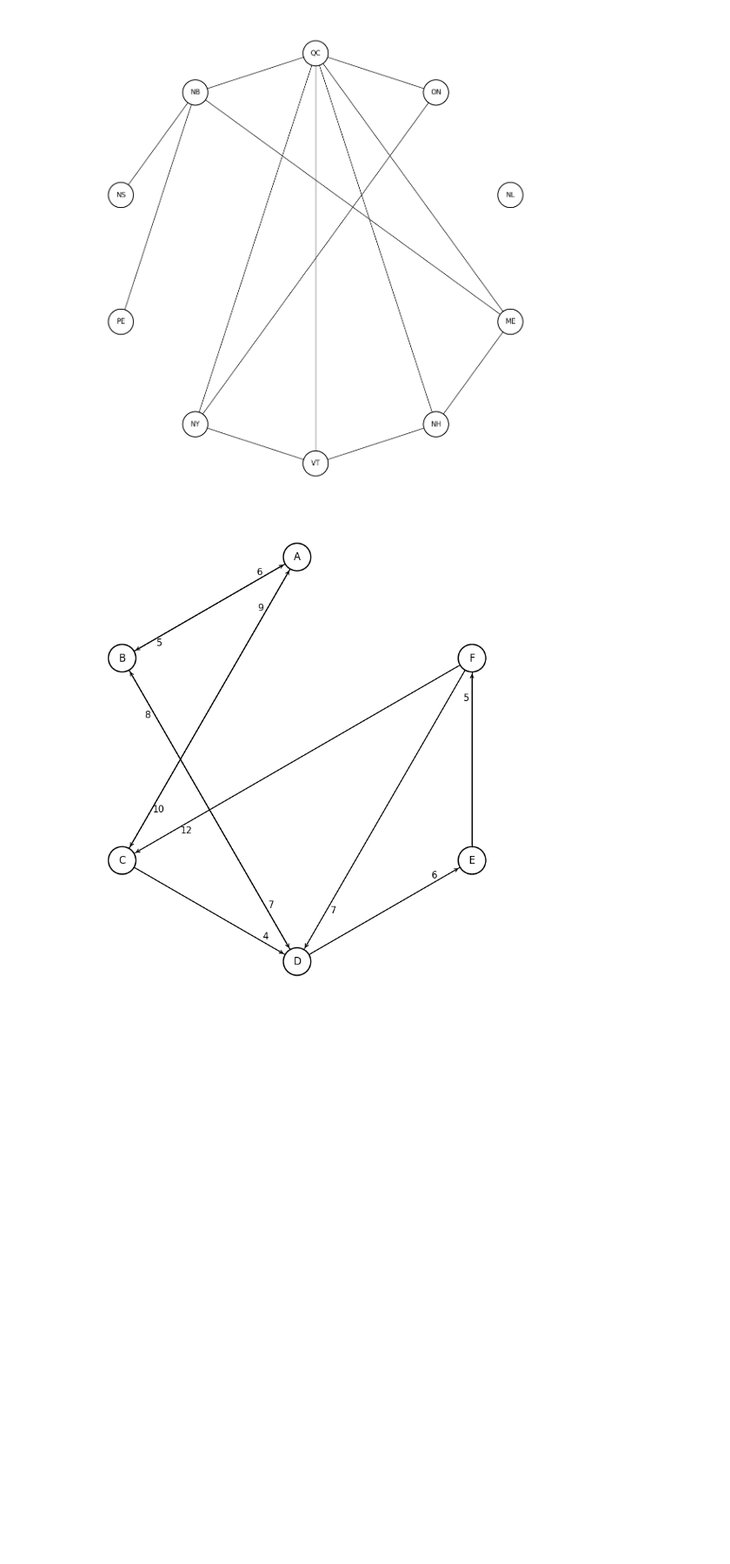
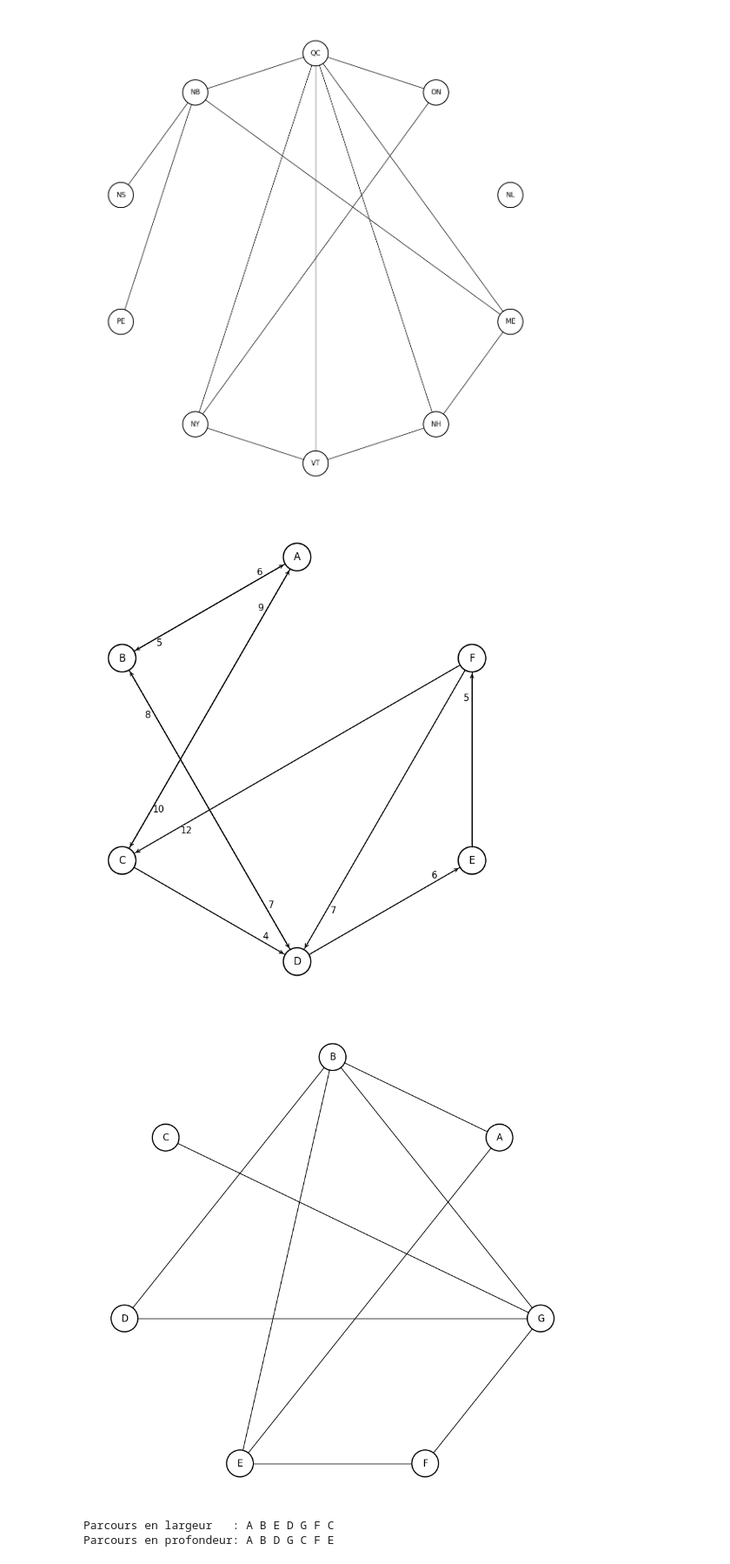
Before and after one commit to 420-CF2-BB/420-CF2-BB-Solutions, a Jupyter notebook: Module_9--Les_graphes/exercices_9.ipynb, the cells around one changed output. Shown at 87% size. Drawn from its saved outputs; the diff is of its cells as text; code cells hidden in the pictures; blank space fills up the shorter version.

Commit message:
Ajout des solutions des exercices 9.4 et 9.5

```diff
--- a/Module_9--Les_graphes/exercices_9.ipynb
+++ b/Module_9--Les_graphes/exercices_9.ipynb
@@ -62,6 +63,14 @@ class Graphe:
         self._matrice[indice_1][indice_2] = valeur
         if not self._dirige:
             self._matrice[indice_2][indice_1] =  valeur
+
+    # Pour exercices 9.4 et 9.5
+    def get_voisins(self, sommet):
+        voisins = []
+        for candidat in self._sommets.keys():
+            if self.est_adjacent(sommet, candidat):
+                voisins.append(candidat)
+        return voisins
 # %%
 #@title Fonction de dessin du graphe
 
@@ -238,3 +247,61 @@ graphe.ajouter_arete("F", "D", 7)
 dessiner_graphe(graphe)
 # %% [output]
 [figure]
+# %%
+#@title Exercice 9.4
+
+def parcours_largeur(graphe:Graphe, depart) -> list:
+    marque = set()
+    file_attente  = deque()
+    file_attente.append(depart)
+    marque.add(depart)
+    parcours = []
+    while len(file_attente) > 0:
+        sommet = file_attente.popleft()
+        parcours.append(sommet)
+        for voisin in graphe.get_voisins(sommet):
+            if voisin not in marque:
+                file_attente.append(voisin)
+                marque.add(voisin)
+    return parcours
+
+def parcours_profondeur(graphe:Graphe, depart) -> list:
+    marque = set()
+    parcours = []
+
+    def _parcours_recursif(sommet):
+        if sommet not in marque:
+            marque.add(sommet)
+            parcours.append(sommet)
+            for voisin in graphe.get_voisins(sommet):
+                _parcours_recursif(voisin)
+
+    _parcours_recursif(depart)
+    return parcours
+
+graphe_non_oriente = Graphe()
+sommets  = ["A", "B", "C", "D", "E", "F", "G"]
+for sommet in sommets:
+    graphe_non_oriente.ajouter_sommet(sommet)
+
+graphe_non_oriente.ajouter_arete("A", "B")
+graphe_non_oriente.ajouter_arete("A", "E")
+graphe_non_oriente.ajouter_arete("B", "D")
+graphe_non_oriente.ajouter_arete("B", "E")
+graphe_non_oriente.ajouter_arete("B", "G")
+graphe_non_oriente.ajouter_arete("C", "G")
+graphe_non_oriente.ajouter_arete("D", "G")
+graphe_non_oriente.ajouter_arete("E", "F")
+graphe_non_oriente.ajouter_arete("F", "G")
+
+dessiner_graphe(graphe_non_oriente)
+
+sommet_depart = input("Entrez le sommet de départ: ")
+sommets_largeur = parcours_largeur(graphe_non_oriente, sommet_depart)
+sommets_profondeur = parcours_profondeur(graphe_non_oriente, sommet_depart)
+print("Parcours en largeur   : " + " ".join(sommets_largeur))
+print("Parcours en profondeur: " + " ".join(sommets_profondeur))
+# %% [output]
+[figure, added]
+Parcours en largeur   : A B E D G F C
+Parcours en profondeur: A B D G C F E
```
Also changed, not shown: parts of 2 cells of this notebook.
